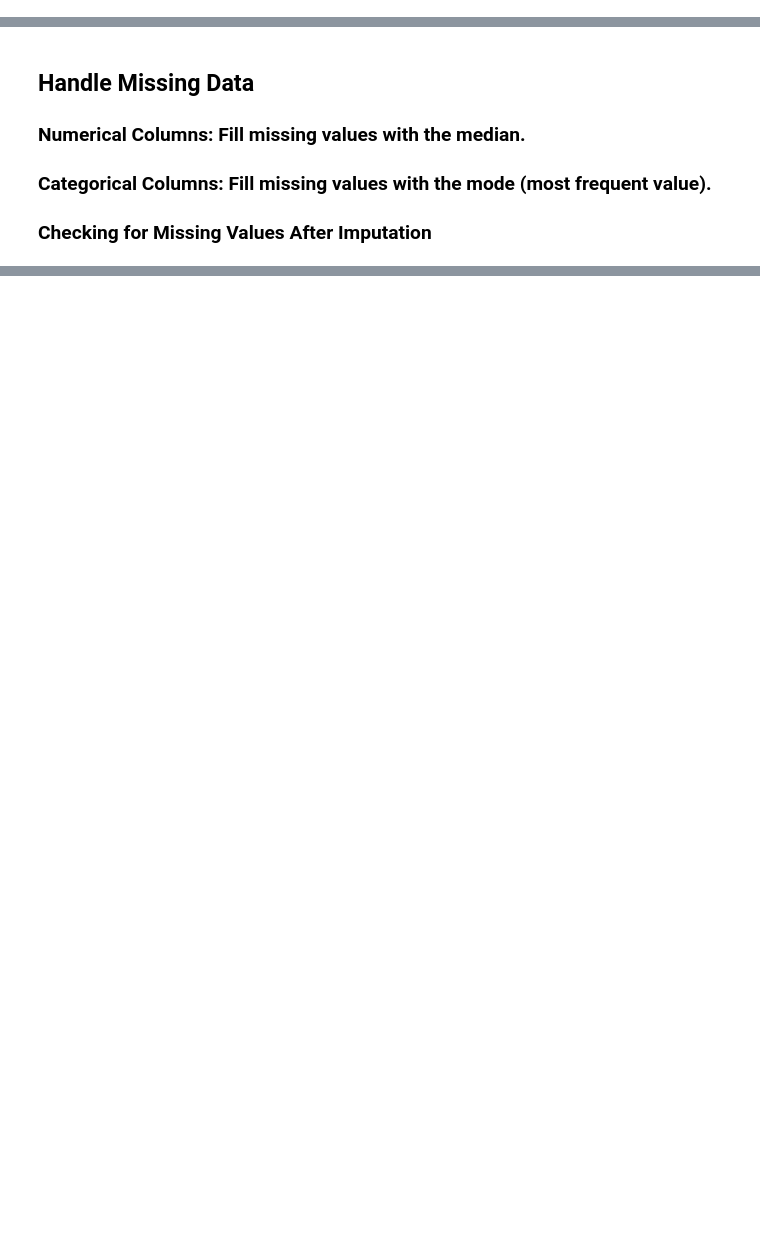
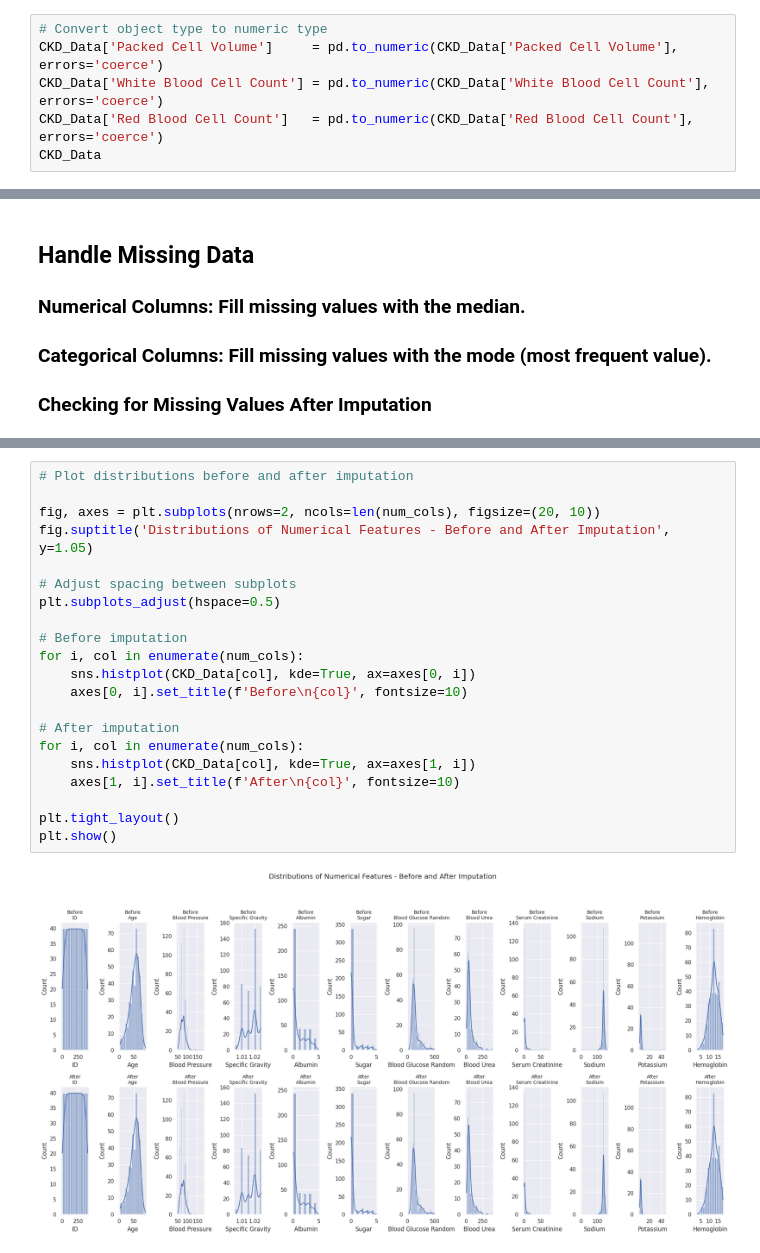
Before and after one commit to abshilpa/Chronic-Kidney-Disease-Data-Science-Project, a Jupyter notebook: MSC_Final_project_CKD.ipynb, the cells around one changed output, grey strips where cells are left out. Cells and saved outputs as stored; diff of their text form; blank space fills up the shorter version.

```diff
--- a/MSC_Final_project_CKD.ipynb
+++ b/MSC_Final_project_CKD.ipynb
@@ -225,0 +228,6 @@ plt.show()
+# %%
+# Convert object type to numeric type
+CKD_Data['Packed Cell Volume']     = pd.to_numeric(CKD_Data['Packed Cell Volume'], errors='coerce')
+CKD_Data['White Blood Cell Count'] = pd.to_numeric(CKD_Data['White Blood Cell Count'], errors='coerce')
+CKD_Data['Red Blood Cell Count']   = pd.to_numeric(CKD_Data['Red Blood Cell Count'], errors='coerce')
+CKD_Data
@@ -259,3 +281,26 @@ Pedal Edema                0
 Anemia                     0
 Classification             0
 dtype: int64
+# %%
+# Plot distributions before and after imputation
+
+fig, axes = plt.subplots(nrows=2, ncols=len(num_cols), figsize=(20, 10))
+fig.suptitle('Distributions of Numerical Features - Before and After Imputation', y=1.05)
+
+# Adjust spacing between subplots
+plt.subplots_adjust(hspace=0.5)
+
+# Before imputation
+for i, col in enumerate(num_cols):
+    sns.histplot(CKD_Data[col], kde=True, ax=axes[0, i])
+    axes[0, i].set_title(f'Before\n{col}', fontsize=10)
+
+# After imputation
+for i, col in enumerate(num_cols):
+    sns.histplot(CKD_Data[col], kde=True, ax=axes[1, i])
+    axes[1, i].set_title(f'After\n{col}', fontsize=10)
+
+plt.tight_layout()
+plt.show()
+# %% [output]
+[figure, added]
```
Also changed, not shown: parts of 10 cells of this notebook.
